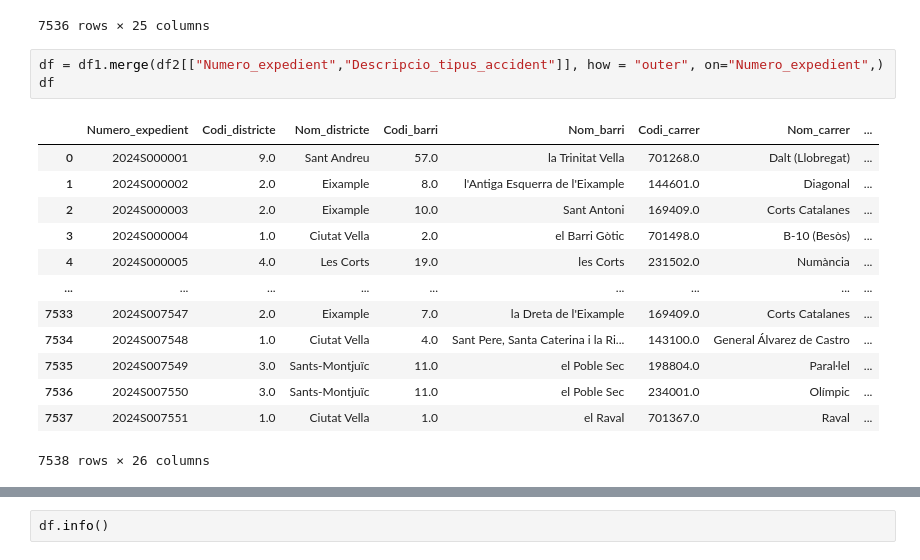
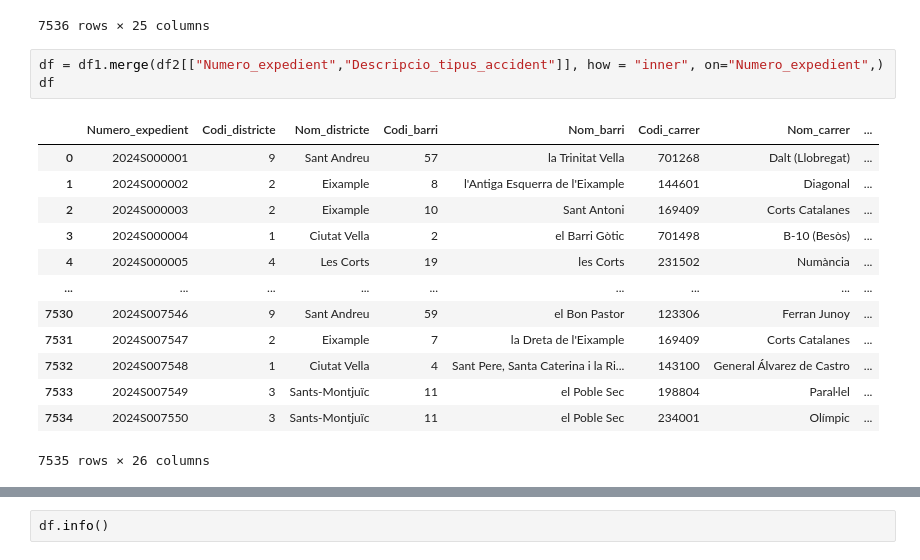
Before and after one commit to PacoFletcher/Proyecto-Machine-Learning, a Jupyter notebook: jupyters/Preparado_2024.ipynb, the cells around one changed output, grey strips where cells are left out. Saved outputs shown, nothing was run; the diff lists cells and outputs as text.

```diff
--- a/jupyters/Preparado_2024.ipynb
+++ b/jupyters/Preparado_2024.ipynb
@@ -41,19 +41,19 @@ df1
 | 7535 | 2024S007551 | 1 | Ciutat Vella | 1 | el Raval | 701367 | Raval | ... |
 7536 rows × 25 columns
 # %%
-df = df1.merge(df2[["Numero_expedient","Descripcio_tipus_accident"]], how = "outer", on="Numero_expedient",)
+df = df1.merge(df2[["Numero_expedient","Descripcio_tipus_accident"]], how = "inner", on="Numero_expedient",)
 df
 # %% [output]
 |  | Numero_expedient | Codi_districte | Nom_districte | Codi_barri | Nom_barri | Codi_carrer | Nom_carrer | ... |
-| 0 | 2024S000001 | 9.0 | Sant Andreu | 57.0 | la Trinitat Vella | 701268.0 | Dalt (Llobregat) | ... |
-| 1 | 2024S000002 | 2.0 | Eixample | 8.0 | l'Antiga Esquerra de l'Eixample | 144601.0 | Diagonal | ... |
-| 2 | 2024S000003 | 2.0 | Eixample | 10.0 | Sant Antoni | 169409.0 | Corts Catalanes | ... |
-| 3 | 2024S000004 | 1.0 | Ciutat Vella | 2.0 | el Barri Gòtic | 701498.0 | B-10 (Besòs) | ... |
-| 4 | 2024S000005 | 4.0 | Les Corts | 19.0 | les Corts | 231502.0 | Numància | ... |
+| 0 | 2024S000001 | 9 | Sant Andreu | 57 | la Trinitat Vella | 701268 | Dalt (Llobregat) | ... |
+| 1 | 2024S000002 | 2 | Eixample | 8 | l'Antiga Esquerra de l'Eixample | 144601 | Diagonal | ... |
+| 2 | 2024S000003 | 2 | Eixample | 10 | Sant Antoni | 169409 | Corts Catalanes | ... |
+| 3 | 2024S000004 | 1 | Ciutat Vella | 2 | el Barri Gòtic | 701498 | B-10 (Besòs) | ... |
+| 4 | 2024S000005 | 4 | Les Corts | 19 | les Corts | 231502 | Numància | ... |
 | ... | ... | ... | ... | ... | ... | ... | ... | ... |
-| 7533 | 2024S007547 | 2.0 | Eixample | 7.0 | la Dreta de l'Eixample | 169409.0 | Corts Catalanes | ... |
-| 7534 | 2024S007548 | 1.0 | Ciutat Vella | 4.0 | Sant Pere, Santa Caterina i la Ri... | 143100.0 | General Álvarez de Castro | ... |
-| 7535 | 2024S007549 | 3.0 | Sants-Montjuïc | 11.0 | el Poble Sec | 198804.0 | Paral·lel | ... |
-| 7536 | 2024S007550 | 3.0 | Sants-Montjuïc | 11.0 | el Poble Sec | 234001.0 | Olímpic | ... |
-| 7537 | 2024S007551 | 1.0 | Ciutat Vella | 1.0 | el Raval | 701367.0 | Raval | ... |
+| 7530 | 2024S007546 | 9 | Sant Andreu | 59 | el Bon Pastor | 123306 | Ferran Junoy | ... |
+| 7531 | 2024S007547 | 2 | Eixample | 7 | la Dreta de l'Eixample | 169409 | Corts Catalanes | ... |
+| 7532 | 2024S007548 | 1 | Ciutat Vella | 4 | Sant Pere, Santa Caterina i la Ri... | 143100 | General Álvarez de Castro | ... |
+| 7533 | 2024S007549 | 3 | Sants-Montjuïc | 11 | el Poble Sec | 198804 | Paral·lel | ... |
+| 7534 | 2024S007550 | 3 | Sants-Montjuïc | 11 | el Poble Sec | 234001 | Olímpic | ... |
-7538 rows × 26 columns
+7535 rows × 26 columns
```
Also changed, not shown: parts of 1 cell of this notebook, 13 other files.
